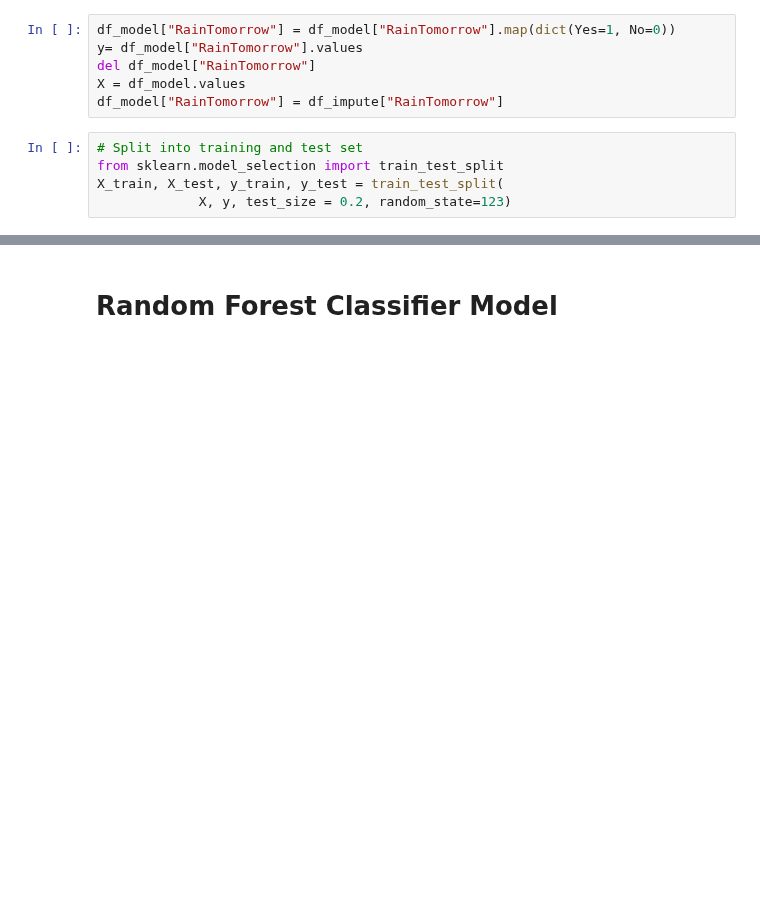
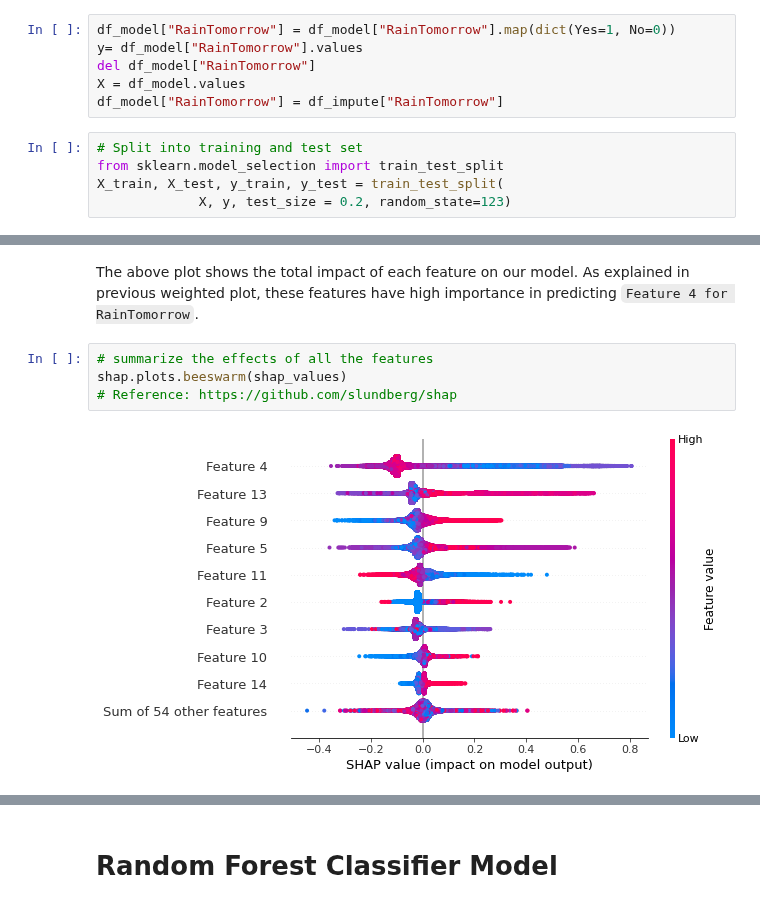
Before and after one commit to ravisiv/AussieWeatherEDA, a Jupyter notebook: Lab2_Group3_Chowdhury_Mittal_Srivastava_Sivaraman.ipynb, the cells around one changed output, grey strips where cells are left out. Drawn from its saved outputs; the diff is of its cells as text; blank space fills up the shorter version.

```diff
--- a/Lab2_Group3_Chowdhury_Mittal_Srivastava_Sivaraman.ipynb
+++ b/Lab2_Group3_Chowdhury_Mittal_Srivastava_Sivaraman.ipynb
@@ -921,0 +1013,8 @@ plt.show()
+# %% [markdown]
+The above plot shows the total impact of each feature on our model. As explained in previous weighted plot, these features have high importance in predicting `Feature 4 for RainTomorrow`.
+# %%
+# summarize the effects of all the features
+shap.plots.beeswarm(shap_values)
+# Reference: https://github.com/slundberg/shap
+# %% [output]
+[figure, added]
```
Also changed, not shown: parts of 20 cells of this notebook.
